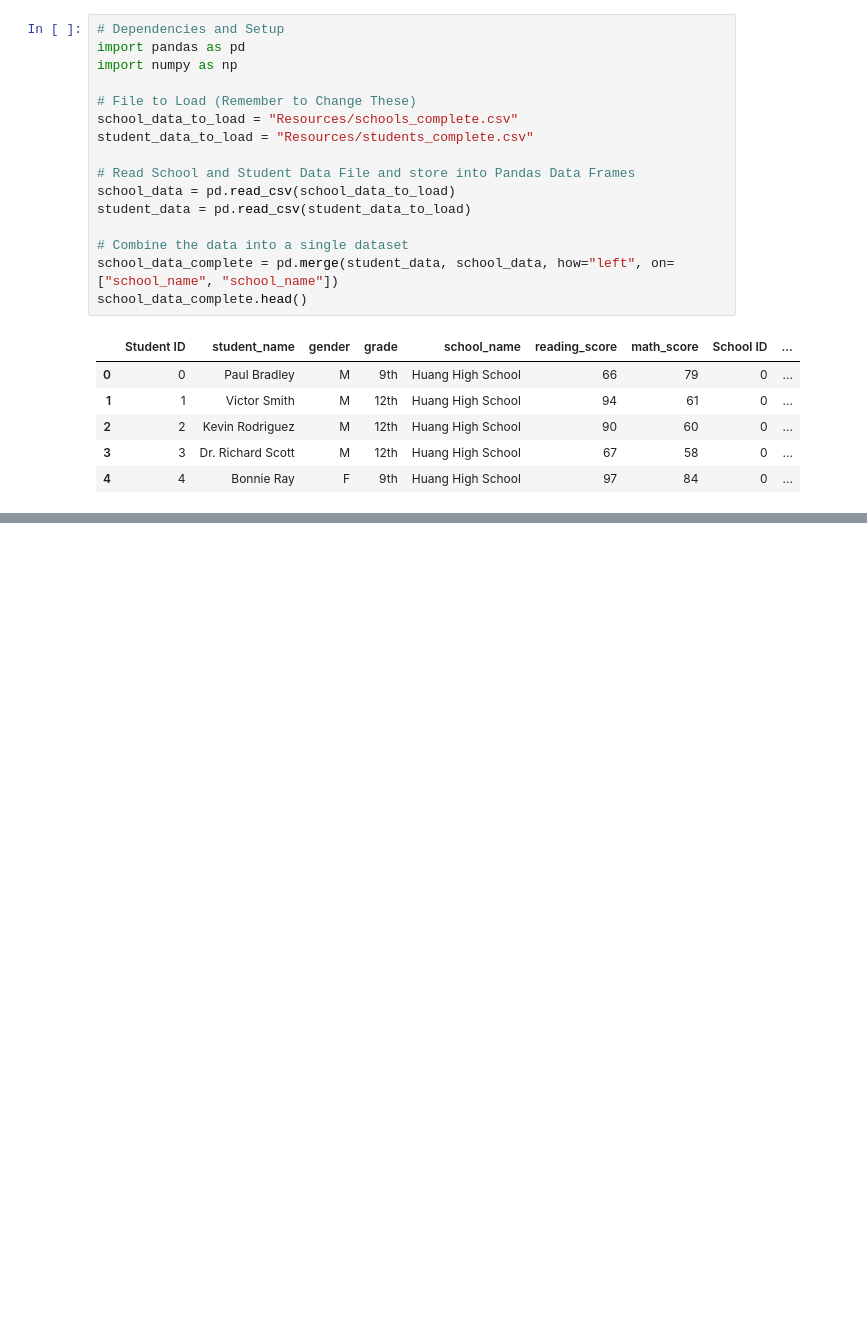
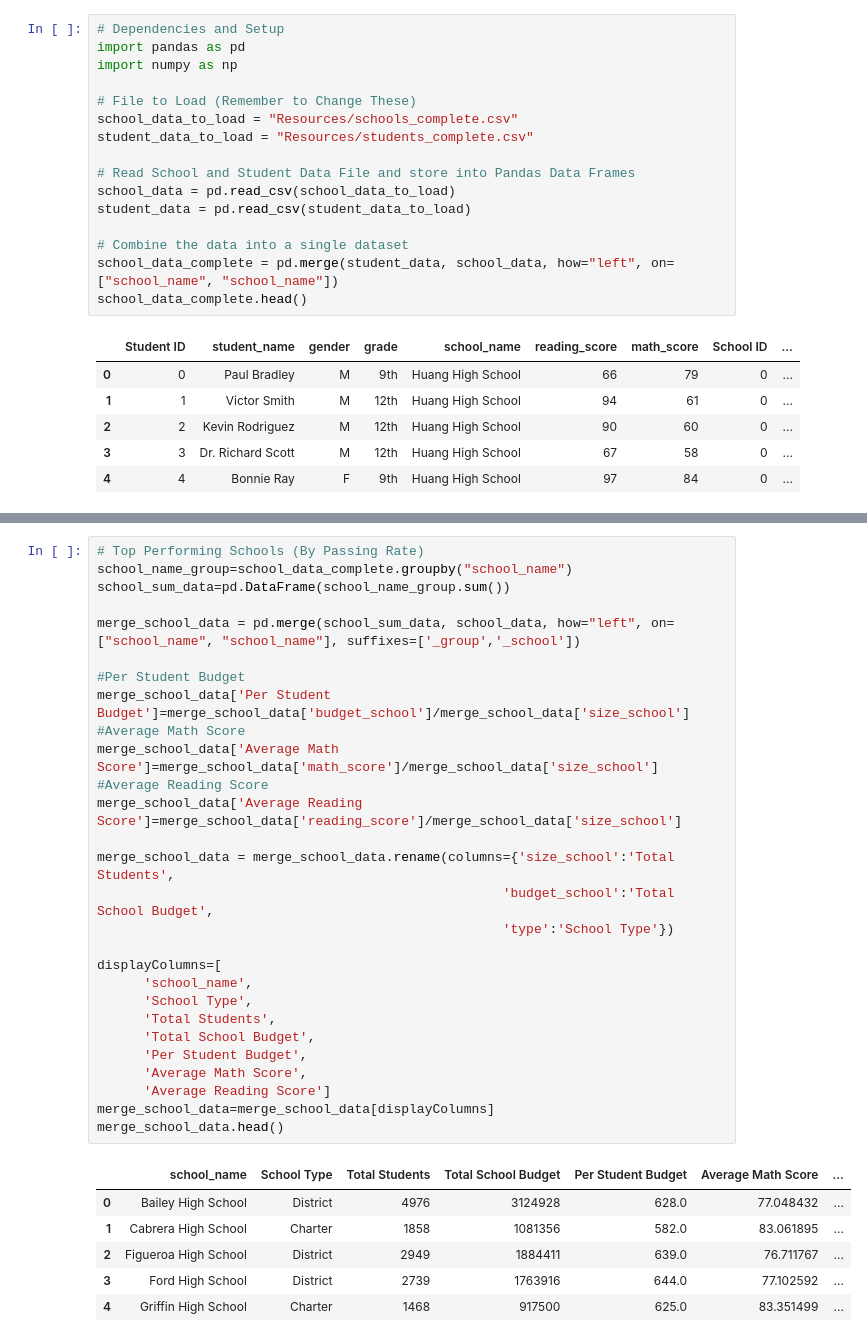
Before and after one commit to arlennav/AcademyofPy, a Jupyter notebook: PyCitySchools_starter.ipynb, the cells around one changed output, grey strips where cells are left out. Drawn from its saved outputs; the diff is of its cells as text; blank space fills up the shorter version.

```diff
--- a/PyCitySchools_starter.ipynb
+++ b/PyCitySchools_starter.ipynb
@@ -59,0 +63,35 @@ df_summary
+# %%
+# Top Performing Schools (By Passing Rate)
+school_name_group=school_data_complete.groupby("school_name")
+school_sum_data=pd.DataFrame(school_name_group.sum())
+
+merge_school_data = pd.merge(school_sum_data, school_data, how="left", on=["school_name", "school_name"], suffixes=['_group','_school'])
+
+#Per Student Budget
+merge_school_data['Per Student Budget']=merge_school_data['budget_school']/merge_school_data['size_school']
+#Average Math Score
+merge_school_data['Average Math Score']=merge_school_data['math_score']/merge_school_data['size_school']
+#Average Reading Score
+merge_school_data['Average Reading Score']=merge_school_data['reading_score']/merge_school_data['size_school']
+
+merge_school_data = merge_school_data.rename(columns={'size_school':'Total Students',
+                                                    'budget_school':'Total School Budget',
+                                                    'type':'School Type'})
+
+displayColumns=[
+      'school_name',
+      'School Type',
+      'Total Students',
+      'Total School Budget',
+      'Per Student Budget',
+      'Average Math Score',
+      'Average Reading Score']
+merge_school_data=merge_school_data[displayColumns]
+merge_school_data.head()
+# %% [output]
+|  | school_name | School Type | Total Students | Total School Budget | Per Student Budget | Average Math Score | ... |
+| 0 | Bailey High School | District | 4976 | 3124928 | 628.0 | 77.048432 | ... |
+| 1 | Cabrera High School | Charter | 1858 | 1081356 | 582.0 | 83.061895 | ... |
+| 2 | Figueroa High School | District | 2949 | 1884411 | 639.0 | 76.711767 | ... |
+| 3 | Ford High School | District | 2739 | 1763916 | 644.0 | 77.102592 | ... |
+| 4 | Griffin High School | Charter | 1468 | 917500 | 625.0 | 83.351499 | ... |
```
Also changed, not shown: parts of 11 cells of this notebook, 1 other file.
